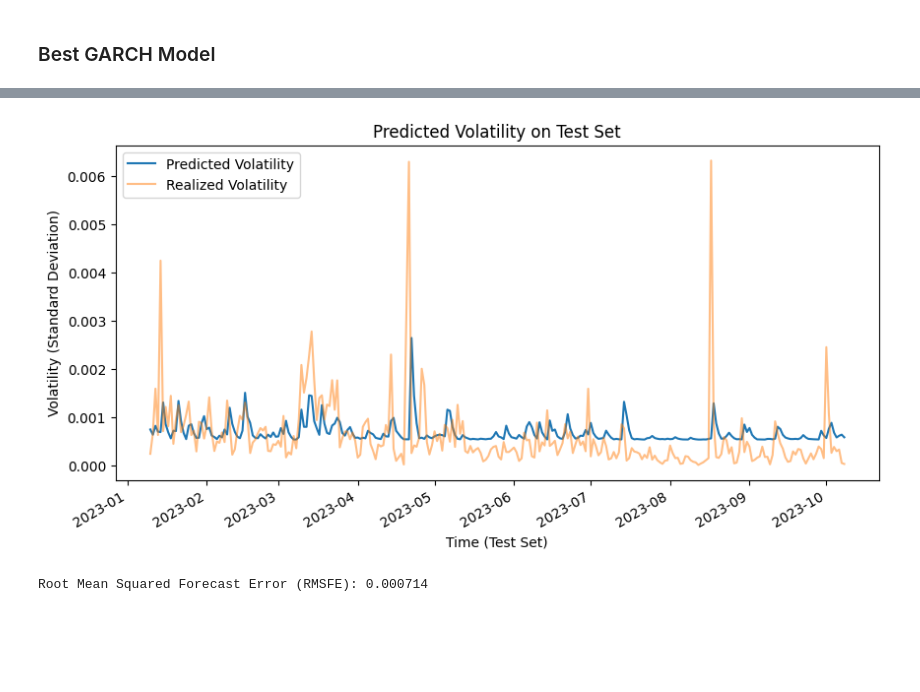
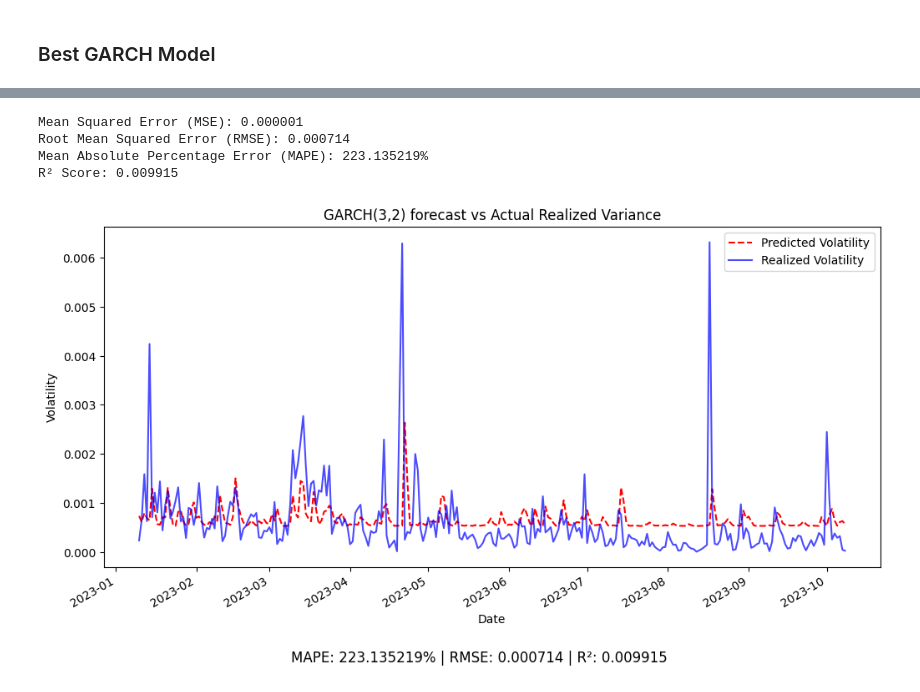
Before and after one commit to zhyoung17/crypto-rv-forecast, a Jupyter notebook: notebooks/models/GARCH.ipynb, the cells around one changed output, grey strips where cells are left out. Saved outputs shown, nothing was run; the diff lists cells and outputs as text; code cells hidden in the pictures; blank space fills up the shorter version.

Commit message:
update GARCH and figure

```diff
--- a/notebooks/models/GARCH.ipynb
+++ b/notebooks/models/GARCH.ipynb
@@ -103,19 +112,6 @@ plt.show()
 # %%
 # Store results
 MSE_results = []
-# %%
-for r in r_val:
-    new_variance = omega
-    for i in range(3):
-        new_variance += alpha[i] * (last_daily_returns.iloc[-(1+i)] ** 2)
-    for i in range(3):
-        new_variance += beta[i] * last_variances.iloc[-(1+i)]
-    predicted_volatility.append(new_variance)
-    # Update for next step
-    last_variances = last_variances.shift(-1)  # Moves all values left
-    last_variances.iloc[-1] = new_variance
-    last_daily_returns = last_daily_returns.shift(-1)
-    last_daily_returns.iloc[-1] = r
 # %%
 # Define range of p and q values to test
 p_range = range(1, 5)
@@ -139,7 +135,9 @@ for p in p_range:
             beta = [params[f'beta[{i+1}]'] for i in range(q)]
 
             # Compute volatility iteratively using GARCH equation
-            for r in r_val:
+            for j in range(len(r_val)):
+                r = r_val.iloc[j]
+                RV = RV_val.iloc[j]
                 new_variance = omega
                 for i in range(p):
                     new_variance += alpha[i] * (last_daily_returns.iloc[-(1+i)] ** 2)
@@ -148,7 +146,7 @@ for p in p_range:
                 predicted_volatility.append(new_variance)
                 # Update for next step
                 last_variances = last_variances.shift(-1)  # Moves all values left
-                last_variances.iloc[-1] = new_variance
+                last_variances.iloc[-1] = RV
                 last_daily_returns = last_daily_returns.shift(-1)
                 last_daily_returns.iloc[-1] = r
 
@@ -173,6 +171,6 @@ Best GARCH(3.0,2.0) model with MSE=0.000007
 # %% [markdown]
 ### Best GARCH Model
 # %%
-p = 3
-q = 2
+p = 2
+q = 1
 # %%
@@ -199,7 +197,9 @@ last_variances = df['RV_d,t'].iloc[train_size-q:train_size]
 predicted_volatility = []
 
 # Compute forcase volatility on the test set
-for r in r_test:
+for j in range(len(r_test)):
+    r = r_test.iloc[j]
+    RV = RV_test.iloc[j]
     new_variance = omega
     for i in range(p):
         new_variance += alpha[i] * (last_daily_returns.iloc[-(1+i)] ** 2)
@@ -208,27 +208,41 @@ for r in r_test:
     predicted_volatility.append(new_variance)
     # Update for next step
     last_variances = last_variances.shift(-1)
-    last_variances.iloc[-1] = new_variance
+    last_variances.iloc[-1] = RV
     last_daily_returns = last_daily_returns.shift(-1)
     last_daily_returns.iloc[-1] = r
+# %%
+# Calculate Error Metrics
+mse = mean_squared_error(RV_test, predicted_volatility)
+rmse = np.sqrt(mse)
+mape = mean_absolute_percentage_error(RV_test, predicted_volatility)
+r2 = r2_score(RV_test, predicted_volatility)
+
+# Print evaluation metrics
+print(f"Mean Squared Error (MSE): {mse:.6f}")
+print(f"Root Mean Squared Error (RMSE): {rmse:.6f}")
+print(f"Mean Absolute Percentage Error (MAPE): {mape:.6%}")
+print(f"R² Score: {r2:.6f}")
+# %% [output]
+Mean Squared Error (MSE): 0.000001
+Root Mean Squared Error (RMSE): 0.000714
+Mean Absolute Percentage Error (MAPE): 223.135219%
+R² Score: 0.009915
 # %%
 # Create a DataFrame for visualization
 df_pred = pd.DataFrame({'Predicted Volatility': predicted_volatility}, index=r_test.index)
 
 # Plot the predicted volatility against the realized volatility on the test set
-plt.figure(figsize=(10, 5))
-df_pred['Predicted Volatility'].plot(label='Predicted Volatility')
-RV_test.plot(label='Realized Volatility', alpha=0.5)
-plt.xlabel("Time (Test Set)")
-plt.ylabel("Volatility (Standard Deviation)")
-plt.title("Predicted Volatility on Test Set")
+plt.figure(figsize=(12, 6))
+df_pred['Predicted Volatility'].plot(label='Predicted Volatility', color="red", linestyle="dashed")
+RV_test.plot(label='Realized Volatility', color="blue", alpha=0.7)
+plt.xlabel("Date")
+plt.ylabel("Volatility")
+plt.title("GARCH(3,2) forecast vs Actual Realized Variance")
 plt.legend()
+#add captions
+plt.figtext(0.5, 0.01, f"MAPE: {mape:.6%} | RMSE: {rmse:.6f} | R²: {r2:.6f}", wrap=True, horizontalalignment='center', fontsize=12)
+plt.savefig(f'../../results/figures/GARCH({p}, {q})_plot.png')
 plt.show()
 # %% [output]
-[figure, old version]
+[figure, new version]
-# %%
-# Compute RMSE
-RMSFE = np.sqrt(np.mean((RV_test - predicted_volatility) ** 2))
-print(f"Root Mean Squared Forecast Error (RMSFE): {RMSFE:.6f}")
-# %% [output]
-Root Mean Squared Forecast Error (RMSFE): 0.000714
```
Also changed, not shown: parts of 9 cells of this notebook, 1 other file.
